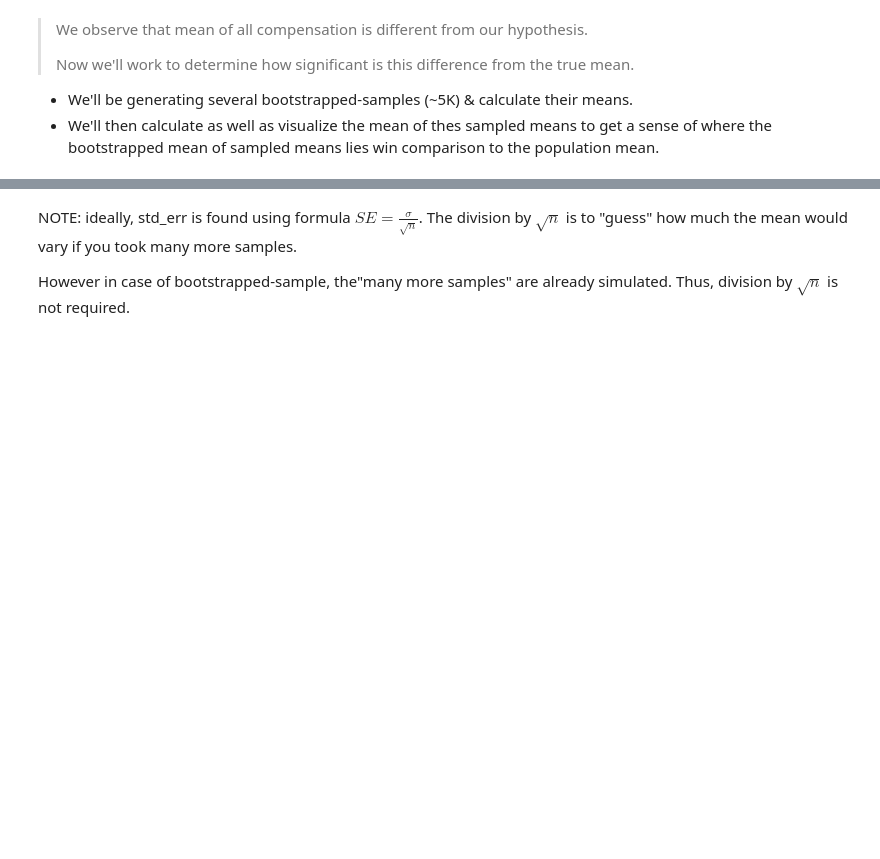
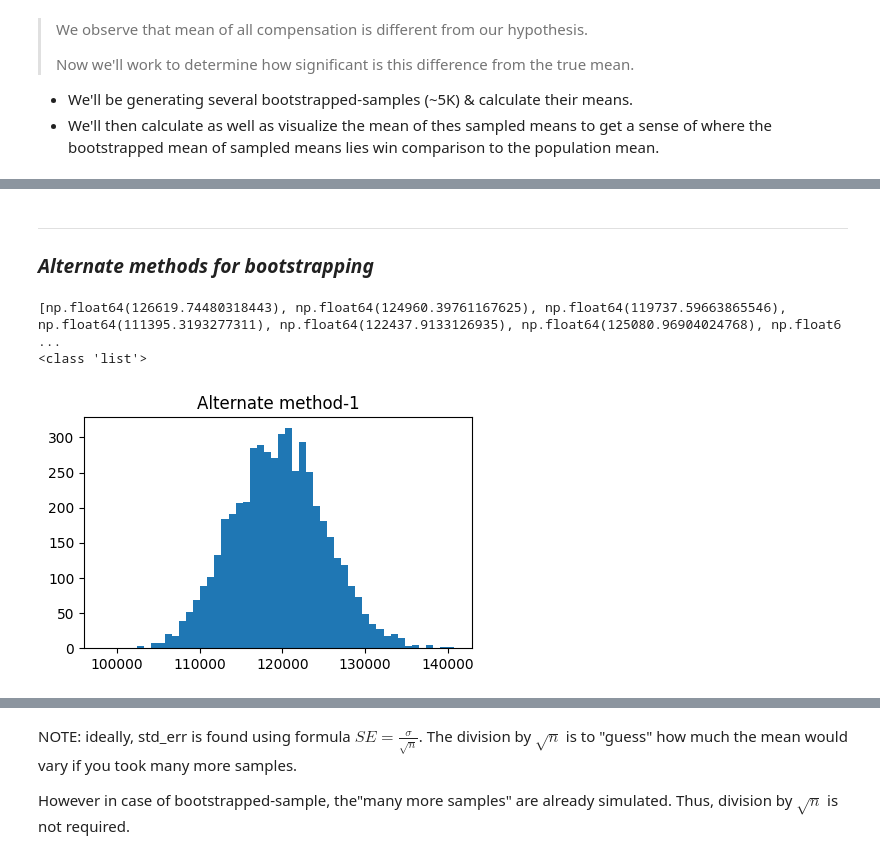
Before and after one commit to abhijeet-bhambere/python-ml-trail, a Jupyter notebook: hypothesis_testing.ipynb, the cells around one changed output, grey strips where cells are left out. Drawn from its saved outputs; the diff is of its cells as text; code cells hidden in the pictures; blank space fills up the shorter version.

```diff
--- a/hypothesis_testing.ipynb
+++ b/hypothesis_testing.ipynb
@@ -71,0 +71,19 @@ plt.show()
+# %% [markdown]
+____
+### _Alternate methods for bootstrapping_
+# %%
+# method 1 -- using random.randint() in list comprehension
+data1 = stackoverflowdf["converted_comp"].to_numpy()
+means_of_bstp1 = [data1[np.random.randint(0, len(data1), len(data1))].mean() for _ in range(5000)]
+print(means_of_bstp1)
+print(type(means_of_bstp1))
+
+# visualizing the bootstrapped distribution
+plt.figure(figsize=(5,3))
+plt.hist(means_of_bstp1, bins=50)
+plt.title("Alternate method-1")
+plt.show()
+# %% [output]
+[np.float64(126619.74480318443), np.float64(124960.39761167625), np.float64(119737.59663865546), np.float64(111395.3193277311), np.float64(122437.9133126935), np.float64(125080.96904024768), np.float6 ...
+<class 'list'>
+[figure, added]
```
Also changed, not shown: parts of 30 cells of this notebook.
